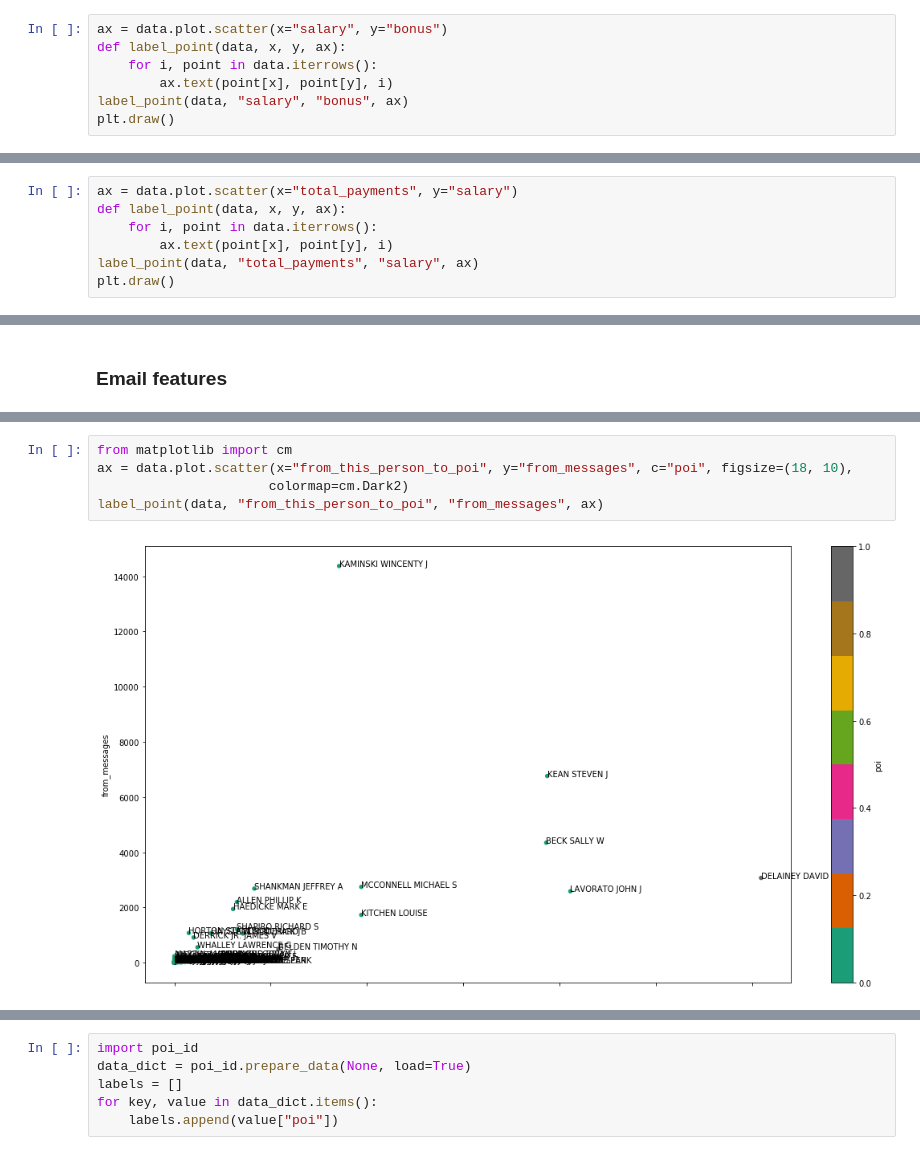
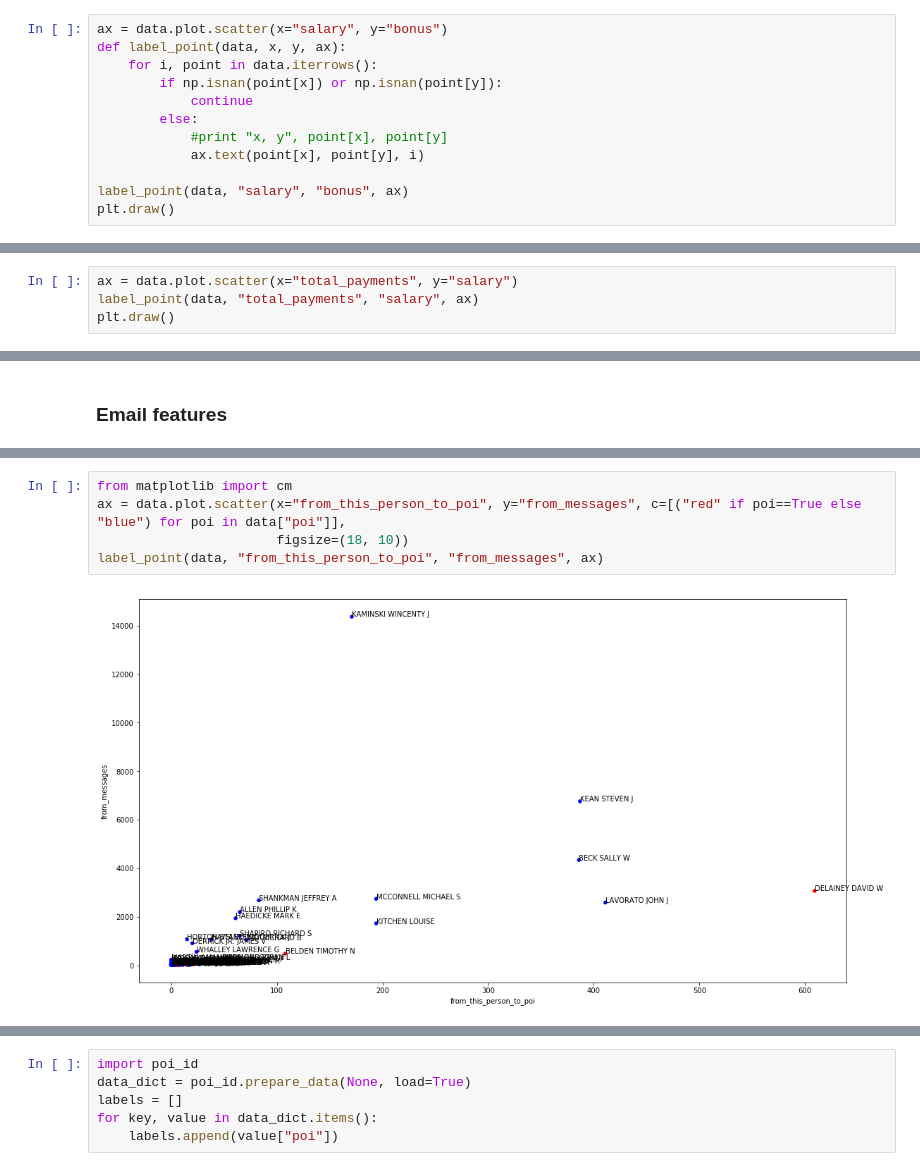
Before and after one commit to mbunse/ud120-projects, a Jupyter notebook: final_project/Look At Enron data set.ipynb, the cells around one changed output, grey strips where cells are left out. Saved outputs shown, nothing was run; the diff lists cells and outputs as text.

```diff
--- a/final_project/Look At Enron data set.ipynb
+++ b/final_project/Look At Enron data set.ipynb
@@ -259,7 +246,12 @@ array([[<matplotlib.axes._subplots.AxesSubplot object at 0x...>,
 ax = data.plot.scatter(x="salary", y="bonus")
 def label_point(data, x, y, ax):
     for i, point in data.iterrows():
-        ax.text(point[x], point[y], i)
+        if np.isnan(point[x]) or np.isnan(point[y]):
+            continue
+        else:
+            #print "x, y", point[x], point[y]
+            ax.text(point[x], point[y], i)
+
 label_point(data, "salary", "bonus", ax)
 plt.draw()
 # %% [output]
@@ -281,9 +273,6 @@ ax = scatter_matrix(data[["salary", "bonus", "total_payments"]], figsize=(18,10)
 There is still an outlier in the total payments plot.
 # %%
 ax = data.plot.scatter(x="total_payments", y="salary")
-def label_point(data, x, y, ax):
-    for i, point in data.iterrows():
-        ax.text(point[x], point[y], i)
 label_point(data, "total_payments", "salary", ax)
 plt.draw()
 # %% [output]
@@ -299,7 +288,7 @@ ax = scatter_matrix(data[["from_messages", "from_poi_to_this_person", "from_this
 # %%
 from matplotlib import cm
-ax = data.plot.scatter(x="from_this_person_to_poi", y="from_messages", c="poi", figsize=(18, 10),
-                      colormap=cm.Dark2)
+ax = data.plot.scatter(x="from_this_person_to_poi", y="from_messages", c=[("red" if poi==True else "blue") for poi in data["poi"]],
+                       figsize=(18, 10))
 label_point(data, "from_this_person_to_poi", "from_messages", ax)
 # %% [output]
-[figure, old version]
+[figure, new version]
```
Also changed, not shown: parts of 23 cells of this notebook.
